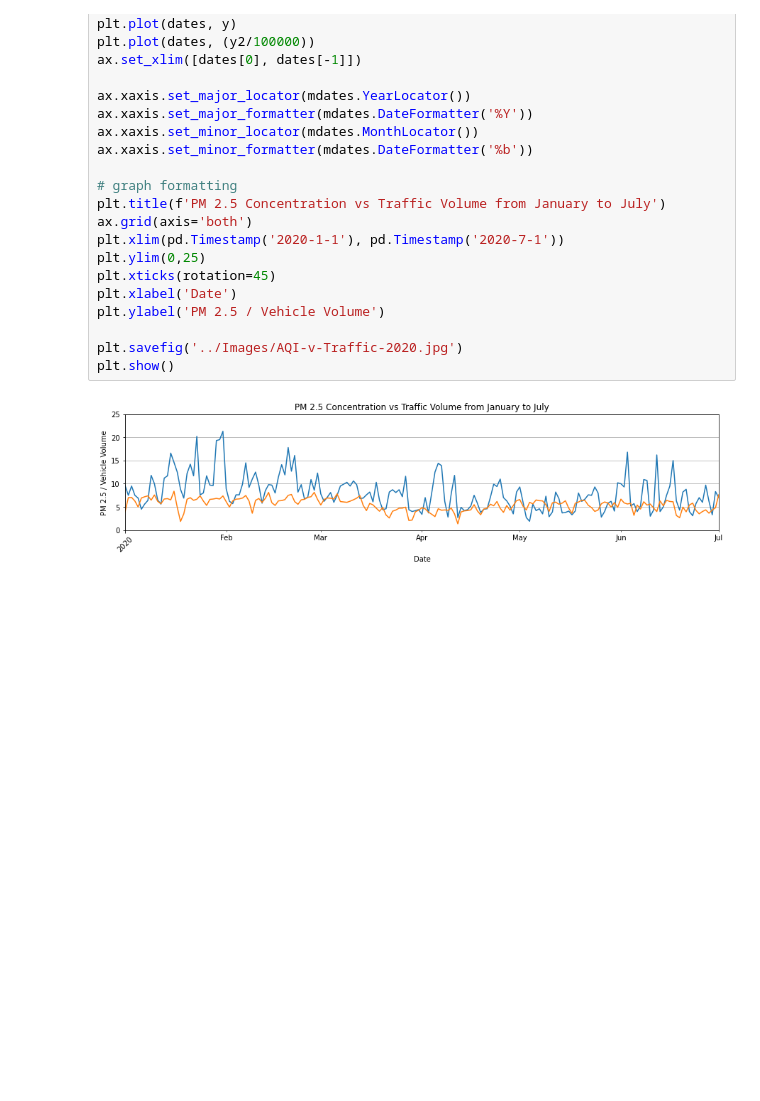
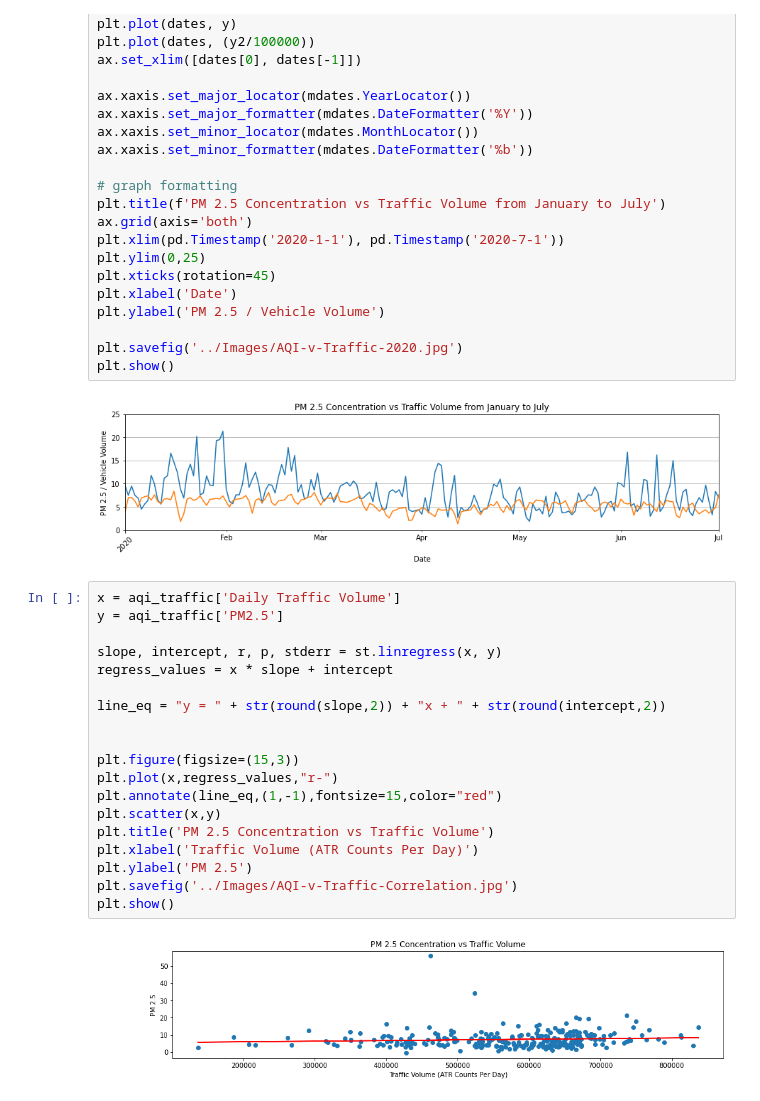
Before and after one commit to gonzaloreusch/Air-Quality, a Jupyter notebook: DataFrames/traffic.ipynb, the cells around one changed output. Drawn from its saved outputs; the diff is of its cells as text; blank space fills up the shorter version.

Commit message:
PM2.5 v Traffic Regression

```diff
--- a/DataFrames/traffic.ipynb
+++ b/DataFrames/traffic.ipynb
@@ -157,3 +158,24 @@ plt.savefig('../Images/AQI-v-Traffic-2020.jpg')
 plt.show()
 # %% [output]
 [figure]
+# %%
+x = aqi_traffic['Daily Traffic Volume']
+y = aqi_traffic['PM2.5']
+
+slope, intercept, r, p, stderr = st.linregress(x, y)
+regress_values = x * slope + intercept
+
+line_eq = "y = " + str(round(slope,2)) + "x + " + str(round(intercept,2))
+
+
+plt.figure(figsize=(15,3))
+plt.plot(x,regress_values,"r-")
+plt.annotate(line_eq,(1,-1),fontsize=15,color="red")
+plt.scatter(x,y)
+plt.title('PM 2.5 Concentration vs Traffic Volume')
+plt.xlabel('Traffic Volume (ATR Counts Per Day)')
+plt.ylabel('PM 2.5')
+plt.savefig('../Images/AQI-v-Traffic-Correlation.jpg')
+plt.show()
+# %% [output]
+[figure, added]
```
Also changed, not shown: parts of 2 cells of this notebook, 1 other file.
